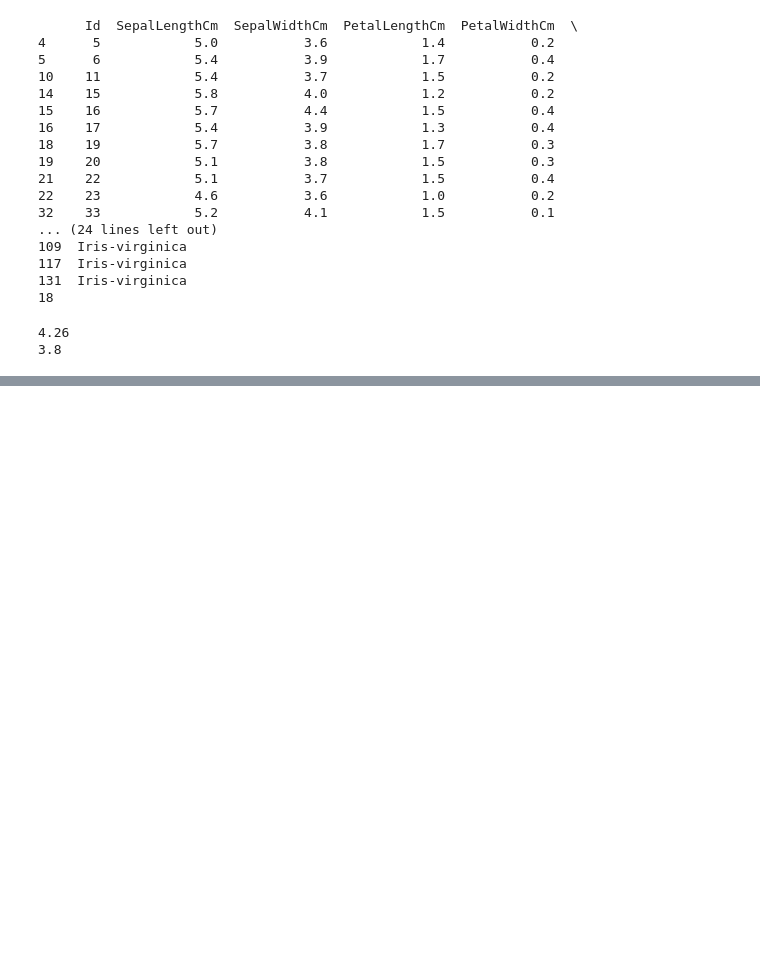
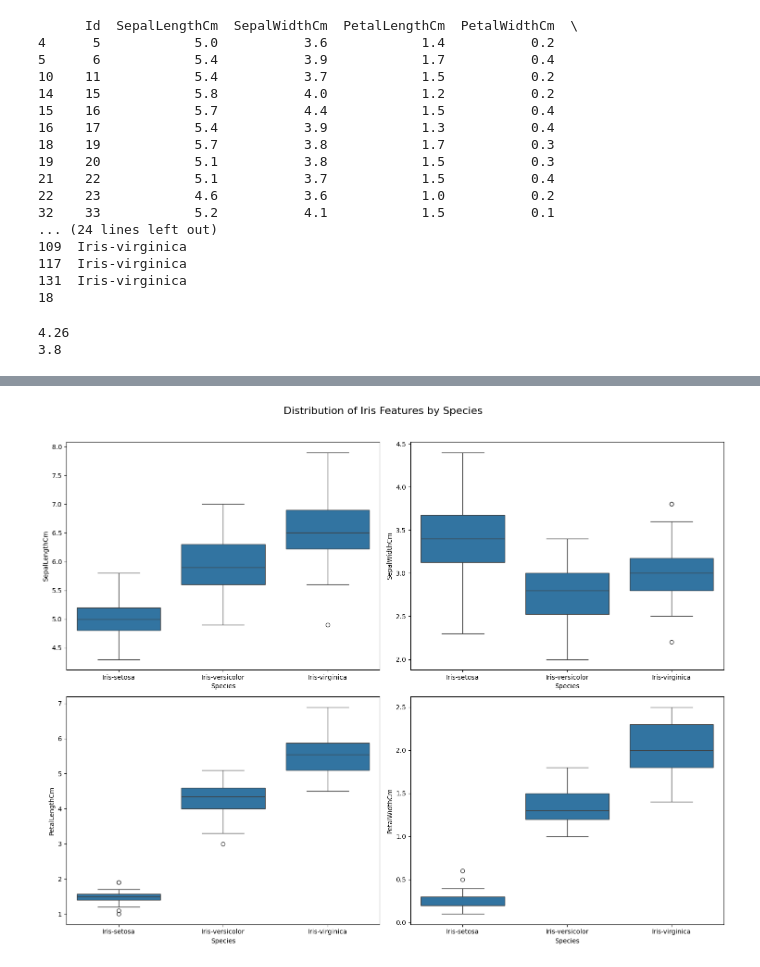
Before and after one commit to BeomJinPNU/202006136, a Jupyter notebook: 250523.ipynb, the cells around one changed output, grey strips where cells are left out. Saved outputs shown, nothing was run; the diff lists cells and outputs as text; code cells hidden in the pictures; blank space fills up the shorter version.

```diff
--- a/250523.ipynb
+++ b/250523.ipynb
@@ -208,0 +301,12 @@ plt.show()
+# %%
+# 문제 14: 박스플롯
+# subplot을 사용해 4개의 그래프를 한 번에 표현
+fig, axes = plt.subplots(2, 2, figsize=(15, 12))
+fig.suptitle('Distribution of Iris Features by Species', fontsize = 16)
+sns.boxplot(ax=axes[0, 0], data=df, x='Species', y='SepalLengthCm')
+sns.boxplot(ax=axes[0, 1], data=df, x='Species', y='SepalWidthCm')
+sns.boxplot(ax=axes[1, 0], data=df, x='Species', y='PetalLengthCm')
+sns.boxplot(ax=axes[1, 1], data=df, x='Species', y='PetalWidthCm')
+plt.tight_layout(rect=[0, 0, 1, 0.96])
+plt.show()
+# %% [output]
@@ -208,0 +330 @@ plt.show()
+[figure, added]
```
Also changed, not shown: parts of 14 cells of this notebook.
